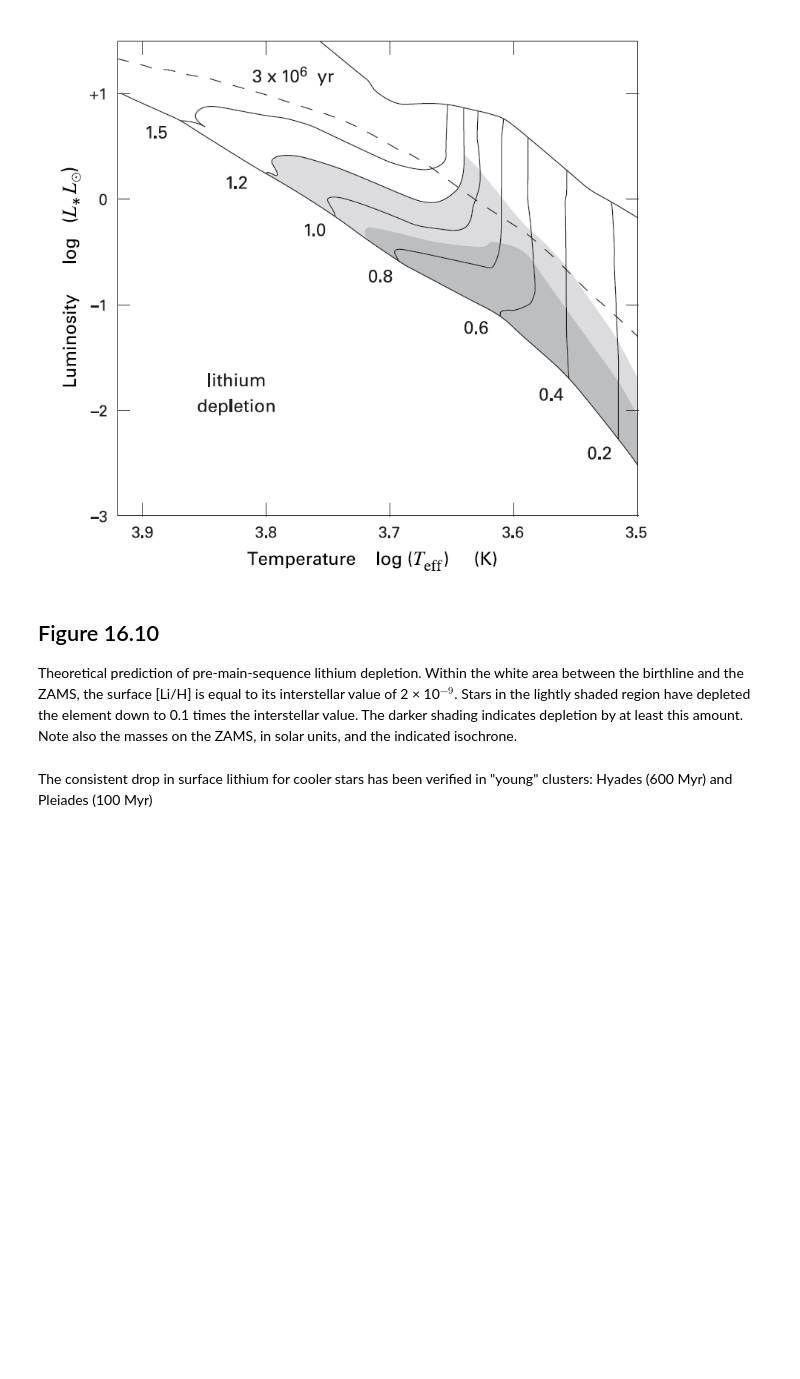
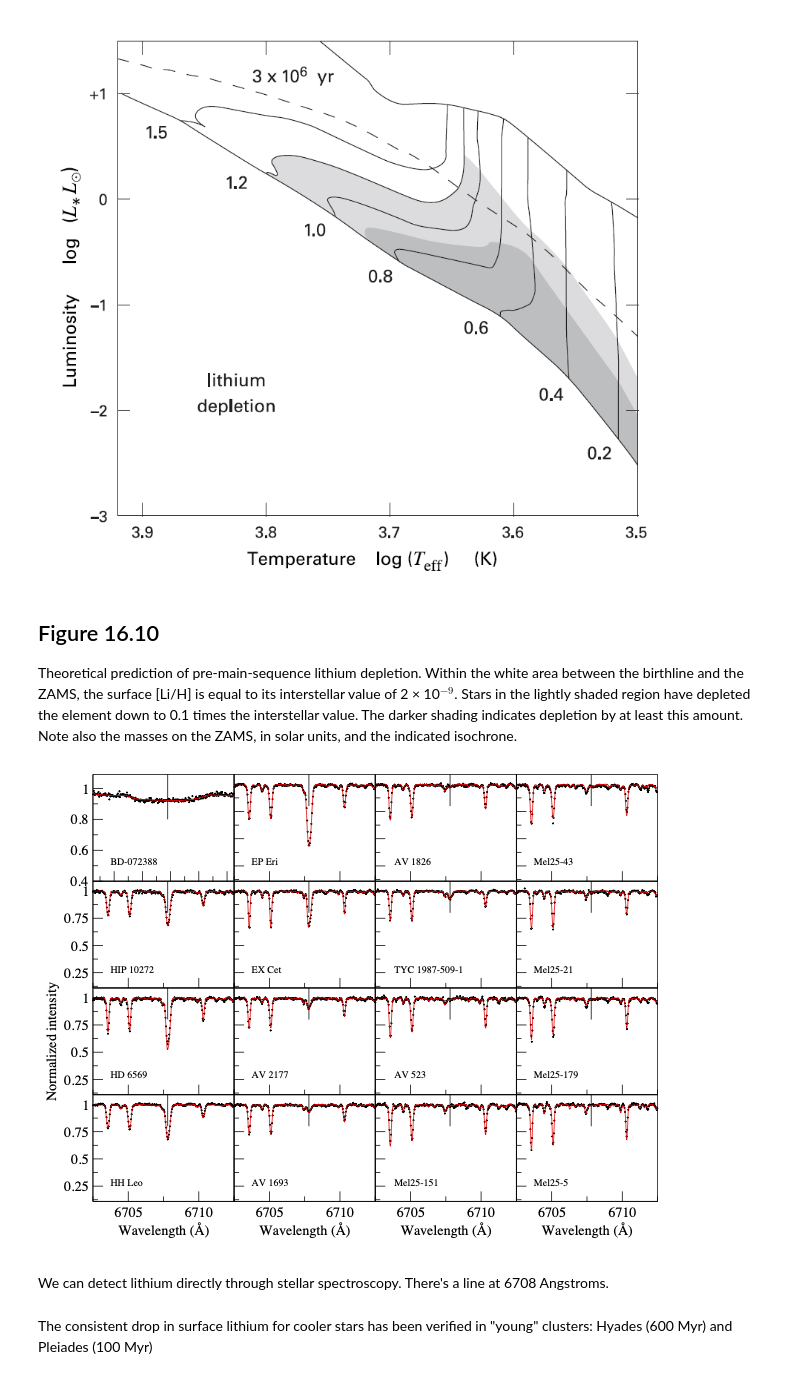
Before and after one commit to keflavich/StarFormationClass, a Jupyter notebook: lectures/Lecture 9 - Observables of Protostellar Evolution.ipynb, the cells around one changed output. Drawn from its saved outputs; the diff is of its cells as text; code cells hidden in the pictures; blank space fills up the shorter version.

```diff
--- a/lectures/Lecture 9 - Observables of Protostellar Evolution.ipynb
+++ b/lectures/Lecture 9 - Observables of Protostellar Evolution.ipynb
@@ -166,6 +166,13 @@ Image("graphics/pallastahler16.10_lithium.png", width=700)
 # %% [markdown]
 ## Figure 16.10
 Theoretical prediction of pre-main-sequence lithium depletion. Within the white area between the birthline and the ZAMS, the surface [Li/H] is equal to its interstellar value of 2 × 10$^{−9}$. Stars in the lightly shaded region have depleted the element down to 0.1 times the interstellar value. The darker shading indicates depletion by at least this amount. Note also the masses on the ZAMS, in solar units, and the indicated isochrone.
+# %%
+# https://ui.adsabs.harvard.edu/abs/2018MNRAS.474.4956F/abstract
+Image("graphics/LithiumSpectra.png")
+# %% [output]
+[figure, added]
+# %% [markdown]
+We can detect lithium directly through stellar spectroscopy.  There's a line at 6708 Angstroms.
 # %% [markdown]
 The consistent drop in surface lithium for cooler stars has been verified in "young" clusters: Hyades (600 Myr) and Pleiades (100 Myr)
 # %%
```
Also changed, not shown: parts of 1 cell of this notebook, 4 other files.
